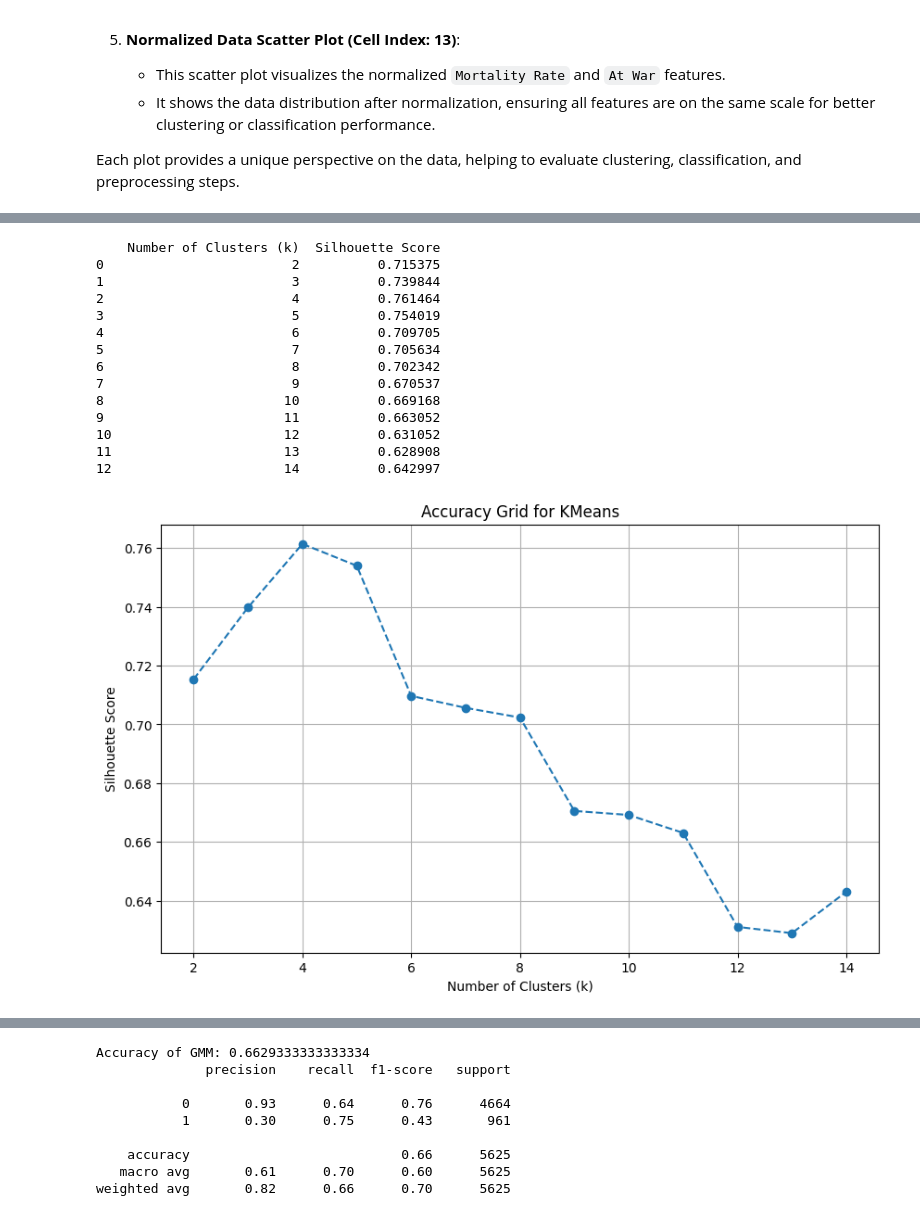
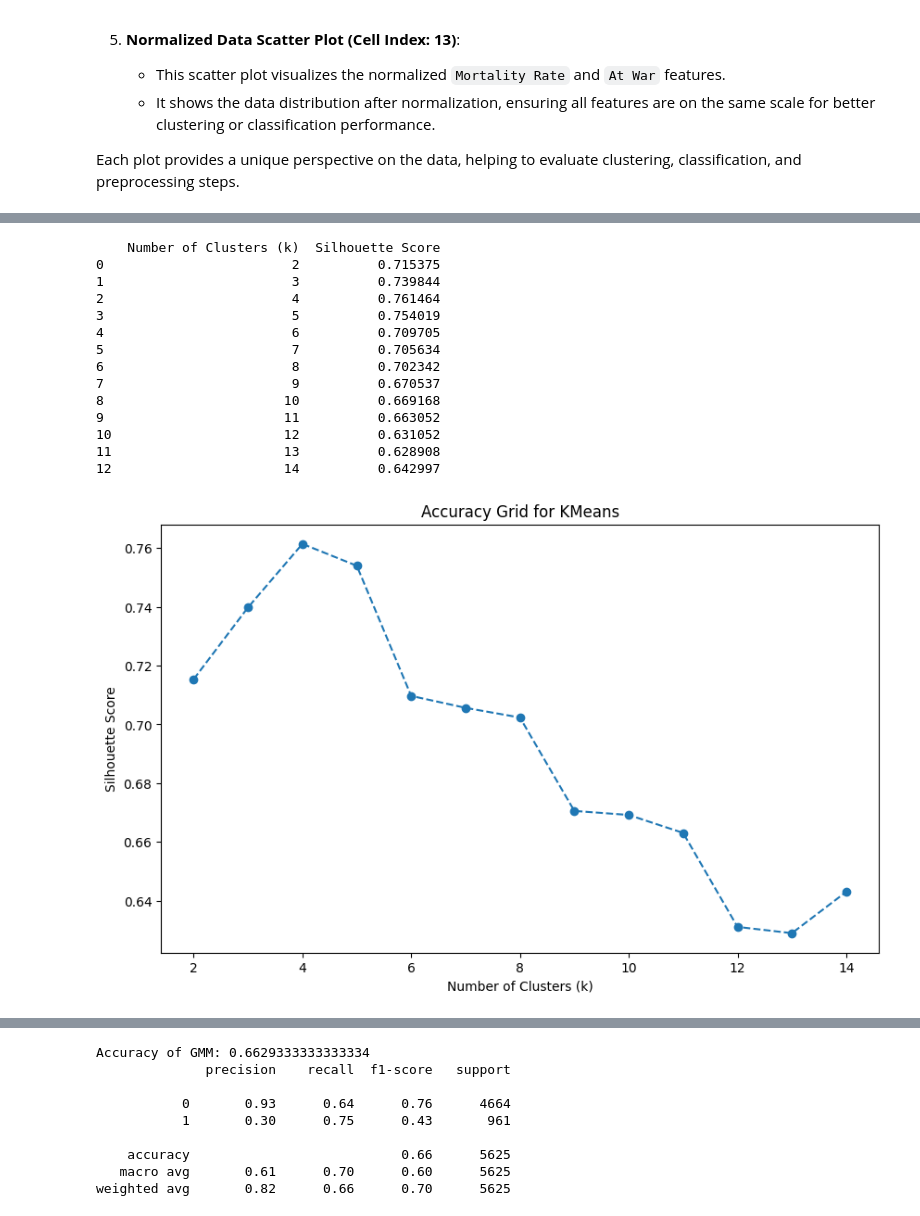
Before and after one commit to HunterMerriman/Final-Presentation, a Jupyter notebook: Maternal Mortality KMEANS Analysis.ipynb, the cells around one changed output, grey strips where cells are left out. Cells and saved outputs as stored; diff of their text form; code cells hidden in the pictures.

```diff
--- a/Maternal Mortality KMEANS Analysis.ipynb
+++ b/Maternal Mortality KMEANS Analysis.ipynb
@@ -339,32 +343,32 @@ for k in k_values:
     accuracy_grid.append((k, silhouette_avg))
 
 # Convert the results to a DataFrame for better visualization
 accuracy_df = pd.DataFrame(accuracy_grid, columns=['Number of Clusters (k)', 'Silhouette Score'])
 
 # Display the accuracy grid
 print(accuracy_df)
 
 # Plot the accuracy grid
 plt.figure(figsize=(10, 6))
 plt.plot(accuracy_df['Number of Clusters (k)'], accuracy_df['Silhouette Score'], marker='o', linestyle='--')
+plt.grid(False)
 plt.xlabel('Number of Clusters (k)')
 plt.ylabel('Silhouette Score')
 plt.title('Accuracy Grid for KMeans')
-plt.grid()
 plt.show()
 # %% [output]
     Number of Clusters (k)  Silhouette Score
 0                        2          0.715375
 1                        3          0.739844
 2                        4          0.761464
 3                        5          0.754019
 4                        6          0.709705
 5                        7          0.705634
 6                        8          0.702342
 7                        9          0.670537
 8                       10          0.669168
 9                       11          0.663052
 10                      12          0.631052
 11                      13          0.628908
 12                      14          0.642997
-[figure, old version]
+[figure, new version]
```
Also changed, not shown: parts of 14 cells of this notebook.
